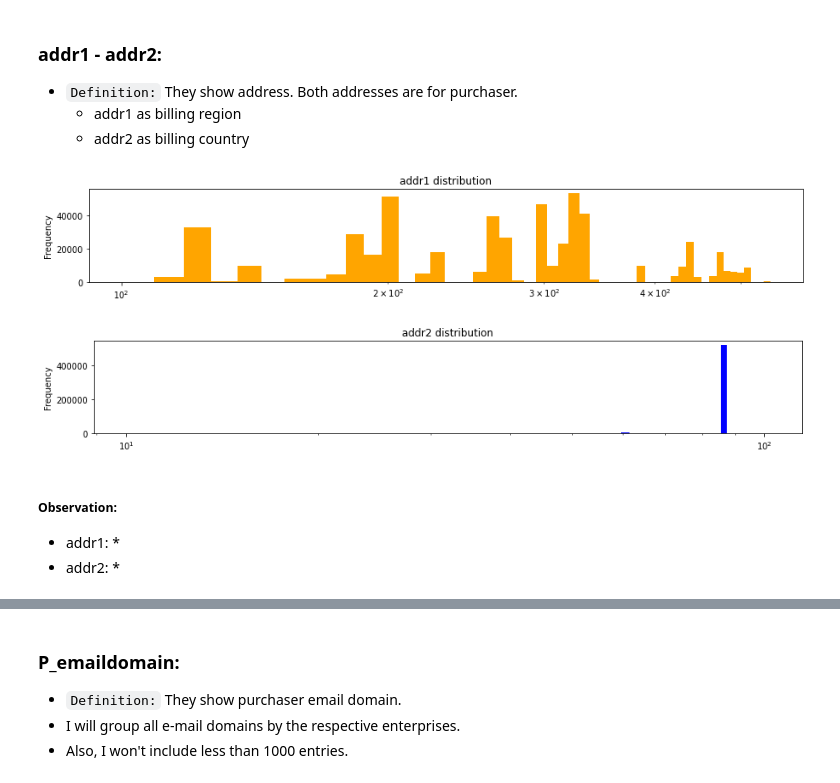
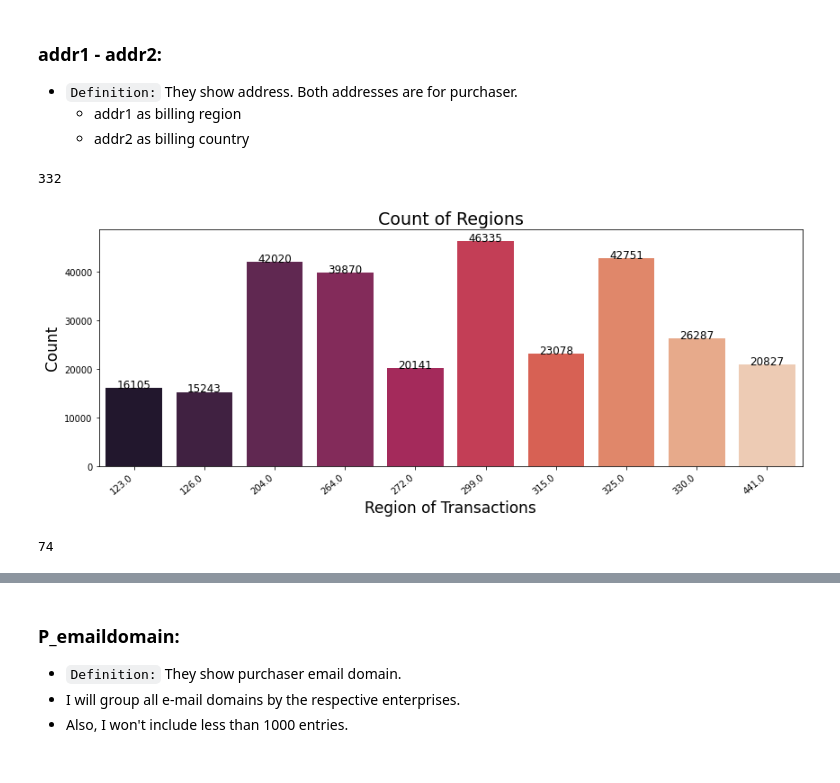
Before and after one commit to ElifKarakutukDinc/IEEE-CIS-Fraud-Detection, a Jupyter notebook: EDA.ipynb, the cells around one changed output, grey strips where cells are left out. Cells and saved outputs as stored; diff of their text form; code cells hidden in the pictures.

Commit message:
adding countplot_pointplot_viz in util_reporting.py and EDA file

```diff
--- a/EDA.ipynb
+++ b/EDA.ipynb
@@ -429,31 +430,29 @@ countplot_viz(
 * `Definition:` They show address. Both addresses are for purchaser.
     * addr1 as billing region
     * addr2 as billing country
-# %%
-train_transaction["addr1"].plot(
-    kind="hist",
-    bins=50,
-    figsize=(15, 2),
-    title="addr1 distribution",
-    color="orange",
-    logx=True,
-)
-plt.show()
-train_transaction["addr2"].plot(
-    kind="hist",
-    bins=50,
-    figsize=(15, 2),
-    title="addr2 distribution",
-    color="blue",
-    logx=True,
-)
-plt.show()
-# %% [output]
-[figure, removed]
-[figure, removed]
-# %% [markdown]
-##### Observation:
-* addr1:
-    *
-* addr2:
-    *
+# %%
+train_transaction.addr1.nunique()
+# %% [output]
+332
+# %%
+addr1_df = pd.DataFrame(train_transaction.addr1.value_counts())
+addr1_df = addr1_df.rename_axis("region").reset_index()
+addr1_df = addr1_df.sort_values(by=["addr1"], ascending=False).head(10)
+top_region_df = train_transaction[
+    train_transaction["addr1"].isin(list(addr1_df["region"]))
+]
+# %%
+countplot_viz(
+    top_region_df,
+    "addr1",
+    "Region of Transactions",
+    "Count",
+    "Count of Regions",
+    palette="rocket",
+)
+# %% [output]
+[figure, added]
+# %%
+train_transaction.addr2.nunique()
+# %% [output]
+74
```
Also changed, not shown: parts of 36 cells of this notebook, 1 other file.
